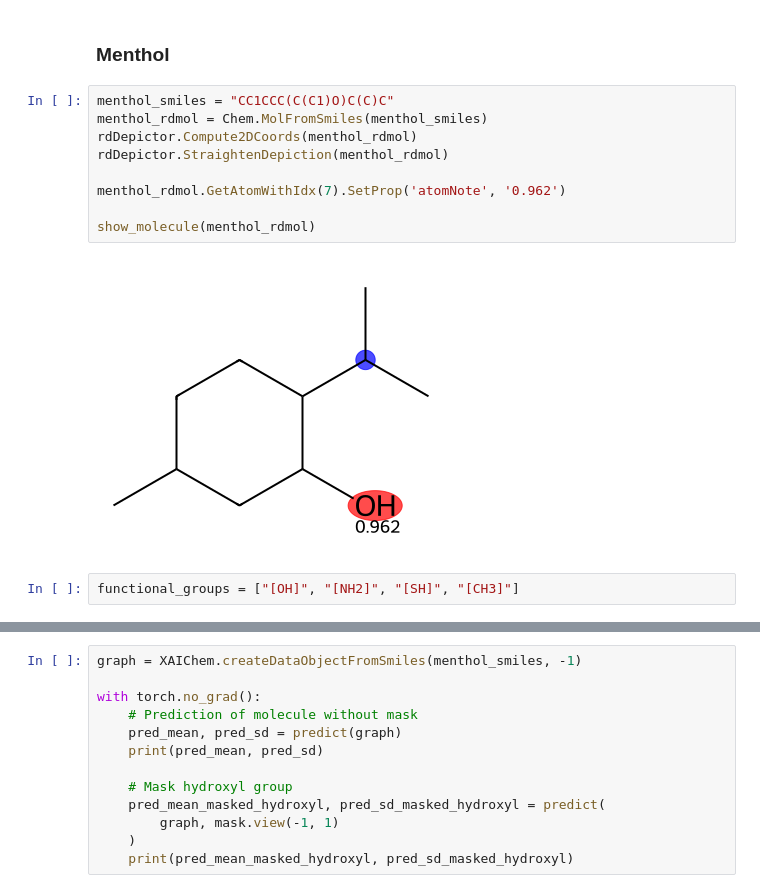
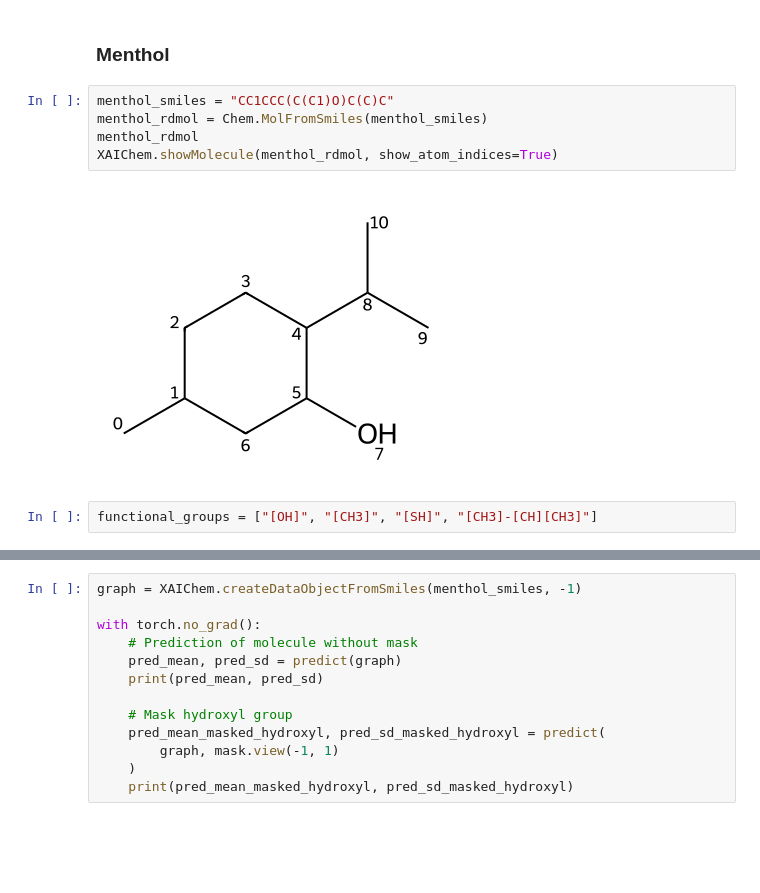
Before and after one commit to xwieme/MastatThesis, a Jupyter notebook: code/ESOL_SME.ipynb, the cells around one changed output, grey strips where cells are left out. Drawn from its saved outputs; the diff is of its cells as text; blank space fills up the shorter version.

```diff
--- a/code/ESOL_SME.ipynb
+++ b/code/ESOL_SME.ipynb
@@ -206,16 +179,12 @@ def show_molecule(mol, legend: str = '', highlightAtoms=[]):
 # %%
 menthol_smiles = "CC1CCC(C(C1)O)C(C)C"
 menthol_rdmol = Chem.MolFromSmiles(menthol_smiles)
-rdDepictor.Compute2DCoords(menthol_rdmol)
-rdDepictor.StraightenDepiction(menthol_rdmol)
-
-menthol_rdmol.GetAtomWithIdx(7).SetProp('atomNote', '0.962')
-
-show_molecule(menthol_rdmol)
+menthol_rdmol
+XAIChem.showMolecule(menthol_rdmol, show_atom_indices=True)
 # %% [output]
-[figure, old version]
+[figure, new version]
 # %%
-functional_groups = ["[OH]", "[NH2]", "[SH]", "[CH3]"]
+functional_groups = ["[OH]", "[CH3]", "[SH]", "[CH3]-[CH][CH3]"]
 # %%
 for functional_group in functional_groups:
     print(menthol_rdmol.GetSubstructMatches(Chem.MolFromSmarts(functional_group)))
```
Also changed, not shown: parts of 10 cells of this notebook, 6 other files.
